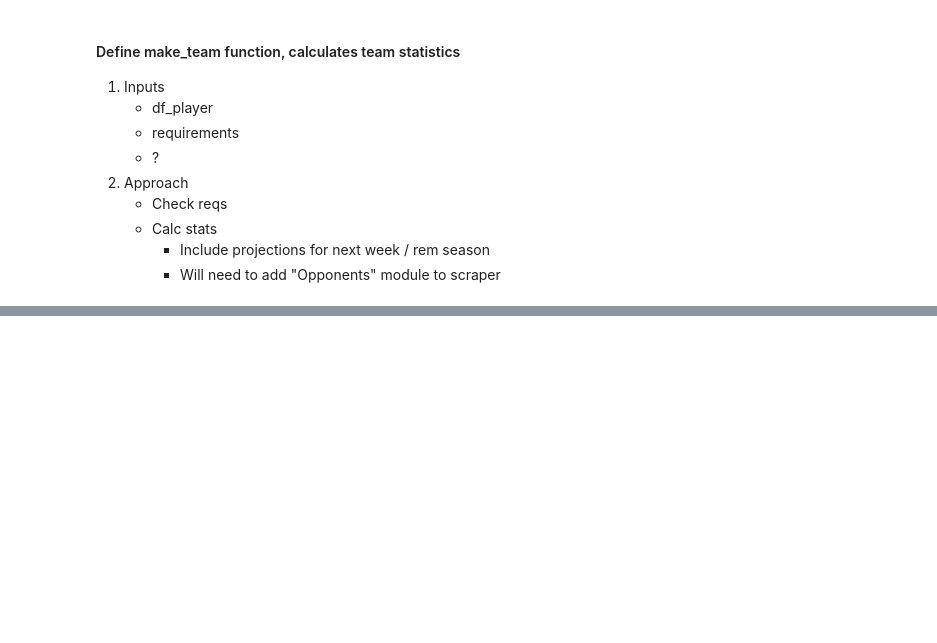
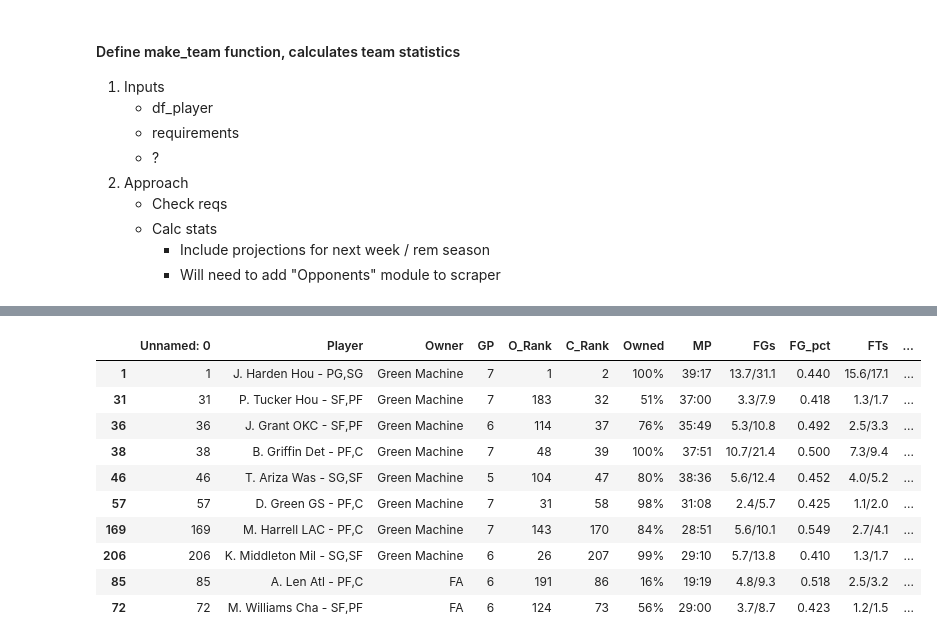
Before and after one commit to flint-hasset/first_scraper, a Jupyter notebook: Bball Teambuilder.ipynb, the cells around one changed output, grey strips where cells are left out. Cells and saved outputs as stored; diff of their text form; code cells hidden in the pictures; blank space fills up the shorter version.

Commit message:
Teambuilder with sit/start plus FA compares to active opponent

```diff
--- a/Bball Teambuilder.ipynb
+++ b/Bball Teambuilder.ipynb
@@ -85,0 +206,4 @@ TypeError: can't multiply sequence by non-int of type 'float'
+# %%
+df_roster = roster_10('Green Machine')
+df_bench = roster('Green Machine')[-2:]
+df_FA = df[(df['Owner']=='FA')&(df['INJ']=='0')&(df['GP']>3)]
@@ -85,0 +249,5 @@ TypeError: can't multiply sequence by non-int of type 'float'
+# %%
+take = 0
+df_swap = df_swap.sort_values('Wins',ascending=False)
+df_roster = df_roster[df_roster['Player']!=df_swap.iloc[take][1]].append(df[df['Player']==df_swap.iloc[take][0]])
+df_bench = df_bench[df_bench['Player']!=df_swap.iloc[take][0]].append(df[df['Player']==df_swap.iloc[take][1]])
@@ -85,0 +256,19 @@ TypeError: can't multiply sequence by non-int of type 'float'
+# %%
+df_swap = pd.DataFrame()
+p_in = 'None'
+p_out = 'None'
+roster_stats = team_stats(df_roster,'base').values
+swap_wins = compare_teams(roster_stats[0], df_league_stats.loc['Taxmaddness'].values,sd_list,sd_list,1000)
+df_temp = pd.DataFrame(np.column_stack([p_in,p_out,swap_wins]), columns=['In','Out','Wins'])
+df_swap = df_swap.append(df_temp)
+for x in range(len(df_FA)-1):
+    for y in range(10):
+        p_in = df_FA['Player'].iloc[x]
+        p_out = df_roster['Player'].iloc[y]
+        swap = df_roster.drop(df_roster['Unnamed: 0'].iloc[y]).append(df_FA.iloc[x])
+        swap_stats = team_stats(swap,[['In','out']]).values
+        swap_wins = compare_teams(swap_stats[0], df_league_stats.loc['Taxmaddness'].values,sd_list,sd_list,100)
+        df_temp = pd.DataFrame(np.column_stack([p_in,p_out,swap_wins]), columns=['In','Out','Wins'])
+        df_swap = df_swap.append(df_temp)
+df_swap = df_swap.sort_values('Wins',ascending=False)
+df_swap
@@ -85,0 +294,19 @@ TypeError: can't multiply sequence by non-int of type 'float'
+# %%
+take = 1
+df_swap = df_swap.sort_values('Wins',ascending=False)
+df_roster = df_roster[df_roster['Player']!=df_swap.iloc[take][1]].append(df[df['Player']==df_swap.iloc[take][0]])
+df_bench = df_bench[df_bench['Player']!=df_swap.iloc[take][0]].append(df[df['Player']==df_swap.iloc[take][1]])
+# %%
+df_roster
+# %% [output]
+|  | Unnamed: 0 | Player | Owner | GP | O_Rank | C_Rank | Owned | MP | FGs | FG_pct | FTs | ... |
+| 1 | 1 | J. Harden Hou - PG,SG | Green Machine | 7 | 1 | 2 | 100% | 39:17 | 13.7/31.1 | 0.440 | 15.6/17.1 | ... |
+| 31 | 31 | P. Tucker Hou - SF,PF | Green Machine | 7 | 183 | 32 | 51% | 37:00 | 3.3/7.9 | 0.418 | 1.3/1.7 | ... |
+| 36 | 36 | J. Grant OKC - SF,PF | Green Machine | 6 | 114 | 37 | 76% | 35:49 | 5.3/10.8 | 0.492 | 2.5/3.3 | ... |
+| 38 | 38 | B. Griffin Det - PF,C | Green Machine | 7 | 48 | 39 | 100% | 37:51 | 10.7/21.4 | 0.500 | 7.3/9.4 | ... |
+| 46 | 46 | T. Ariza Was - SG,SF | Green Machine | 5 | 104 | 47 | 80% | 38:36 | 5.6/12.4 | 0.452 | 4.0/5.2 | ... |
+| 57 | 57 | D. Green GS - PF,C | Green Machine | 7 | 31 | 58 | 98% | 31:08 | 2.4/5.7 | 0.425 | 1.1/2.0 | ... |
+| 169 | 169 | M. Harrell LAC - PF,C | Green Machine | 7 | 143 | 170 | 84% | 28:51 | 5.6/10.1 | 0.549 | 2.7/4.1 | ... |
+| 206 | 206 | K. Middleton Mil - SG,SF | Green Machine | 6 | 26 | 207 | 99% | 29:10 | 5.7/13.8 | 0.410 | 1.3/1.7 | ... |
+| 85 | 85 | A. Len Atl - PF,C | FA | 6 | 191 | 86 | 16% | 19:19 | 4.8/9.3 | 0.518 | 2.5/3.2 | ... |
+| 72 | 72 | M. Williams Cha - SF,PF | FA | 6 | 124 | 73 | 56% | 29:00 | 3.7/8.7 | 0.423 | 1.2/1.5 | ... |
```
Also changed, not shown: parts of 25 cells of this notebook.
